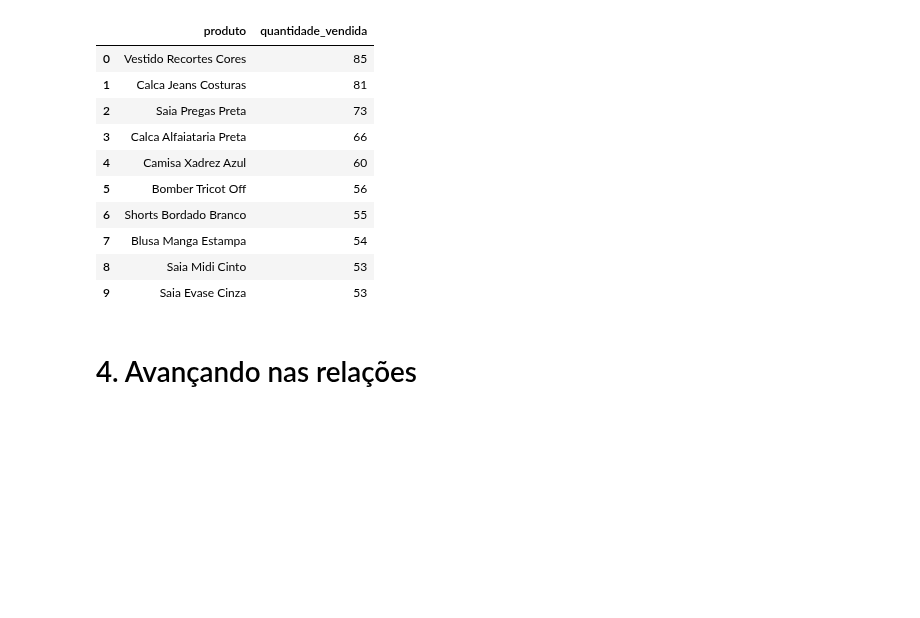
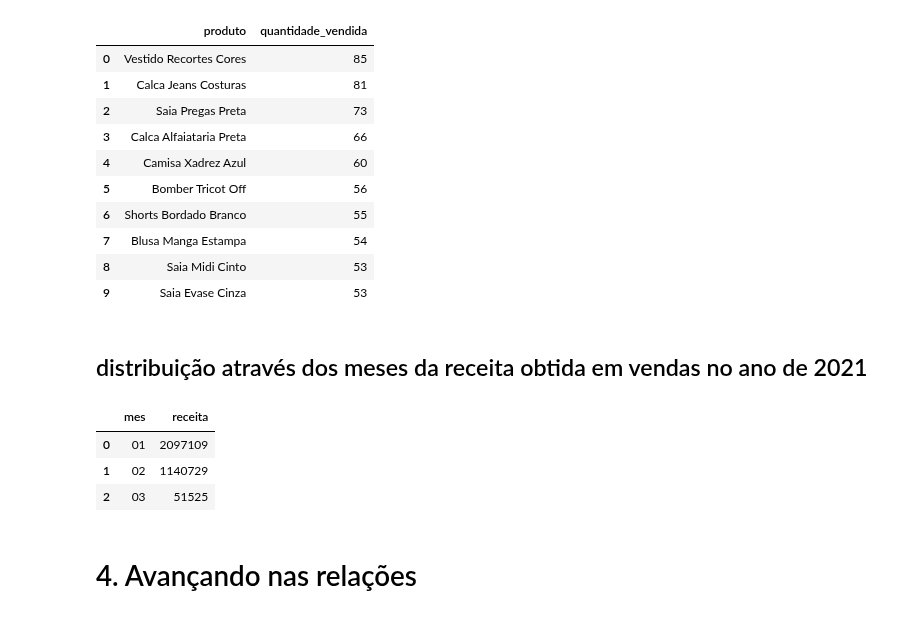
Before and after one commit to ledsouza/python-sql, a Jupyter notebook: Notebook_Meteora.ipynb, the cells around one changed output. Cells and saved outputs as stored; diff of their text form; code cells hidden in the pictures; blank space fills up the shorter version.

Commit message:
distribuição através dos meses da receita obtida em vendas no ano de 2021

```diff
--- a/Notebook_Meteora.ipynb
+++ b/Notebook_Meteora.ipynb
@@ -318,6 +318,24 @@ df_produtos_vendidos_2019
 | 7 | Blusa Manga Estampa | 54 |
 | 8 | Saia Midi Cinto | 53 |
 | 9 | Saia Evase Cinza | 53 |
+# %% [markdown]
+## distribuição através dos meses da receita obtida em vendas no ano de 2021
+# %%
+query = '''
+    SELECT strftime('%m', data_compra) AS mes, SUM(total) AS receita
+    FROM pedidos
+    WHERE strftime('%Y', data_compra) = '2021'
+    GROUP BY mes
+    ORDER BY receita DESC
+'''
+
+df_meses = sql_df(query)
+df_meses
+# %% [output]
+|  | mes | receita |
+| 0 | 01 | 2097109 |
+| 1 | 02 | 1140729 |
+| 2 | 03 | 51525 |
 # %% [markdown]
 # 4. Avançando nas relações
 # %% [markdown]
```
